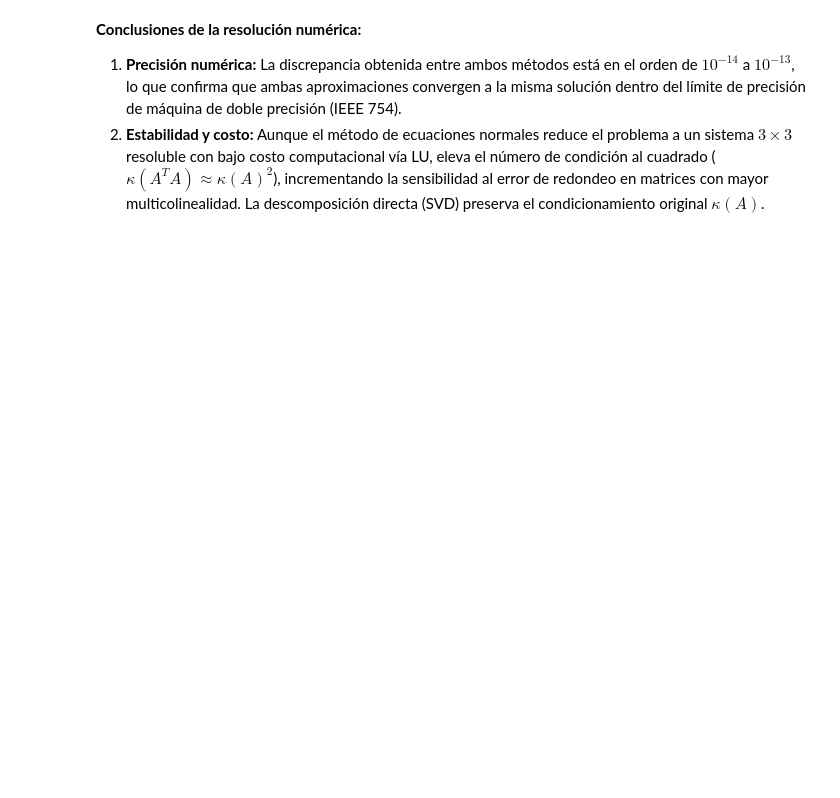
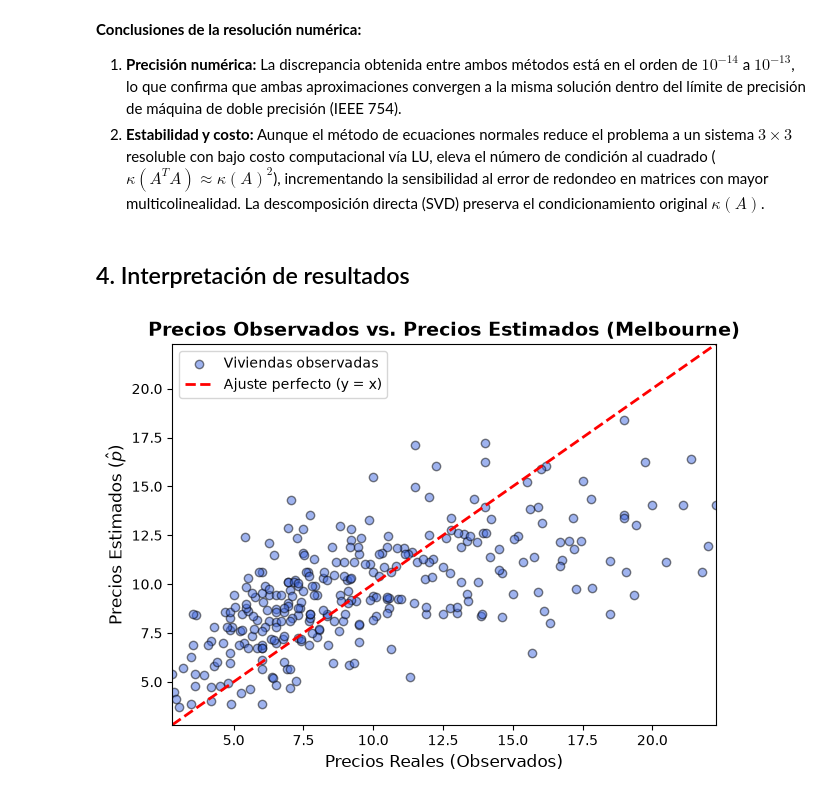
Before and after one commit to Keity-Lr/Proyecto_Algebra_Lineal, a Jupyter notebook: Proyecto_Algebra_Grupo1.ipynb, the cells around one changed output. Cells and saved outputs as stored; diff of their text form; code cells hidden in the pictures; blank space fills up the shorter version.

```diff
--- a/Proyecto_Algebra_Grupo1.ipynb
+++ b/Proyecto_Algebra_Grupo1.ipynb
@@ -242,3 +255,28 @@ print(f"Razón kappa(A^T A) / [kappa(A)]^2   : {cond_AtA / (cond_A**2):12.4f}")
 
 1. **Precisión numérica:** La discrepancia obtenida entre ambos métodos está en el orden de $10^{-14}$ a $10^{-13}$, lo que confirma que ambas aproximaciones convergen a la misma solución dentro del límite de precisión de máquina de doble precisión (IEEE 754).
 2. **Estabilidad y costo:** Aunque el método de ecuaciones normales reduce el problema a un sistema $3 \times 3$ resoluble con bajo costo computacional vía LU, eleva el número de condición al cuadrado ($\kappa(A^TA) \approx \kappa(A)^2$), incrementando la sensibilidad al error de redondeo en matrices con mayor multicolinealidad. La descomposición directa (SVD) preserva el condicionamiento original $\kappa(A)$.
+# %% [markdown]
+## 4. Interpretación de resultados
+# %%
+# Cálculo de precios estimados
+precios_estimados = A @ beta_normales
+
+# Gráfico de precios reales vs estimados
+plt.scatter(b, precios_estimados, color='royalblue', alpha=0.5, edgecolors='k', label='Viviendas observadas')
+
+# Línea de ajuste perfecto (y = x)
+min_val = min(b.min(), precios_estimados.min())
+max_val = max(b.max(), precios_estimados.max())
+plt.plot([min_val, max_val], [min_val, max_val], 'r--', linewidth=2, label='Ajuste perfecto (y = x)')
+
+# Configuración de la gráfica
+plt.title('Precios Observados vs. Precios Estimados (Melbourne)', fontsize=14, fontweight='bold')
+plt.xlabel('Precios Reales (Observados)', fontsize=12)
+plt.ylabel('Precios Estimados ($\\hat{p}$)', fontsize=12)
+plt.xlim(min_val, max_val)
+plt.ylim(min_val, max_val)
+plt.legend(loc='upper left')
+plt.tight_layout()
+plt.show()
+# %% [output]
+[figure, added]
```
Also changed, not shown: parts of 11 cells of this notebook.
